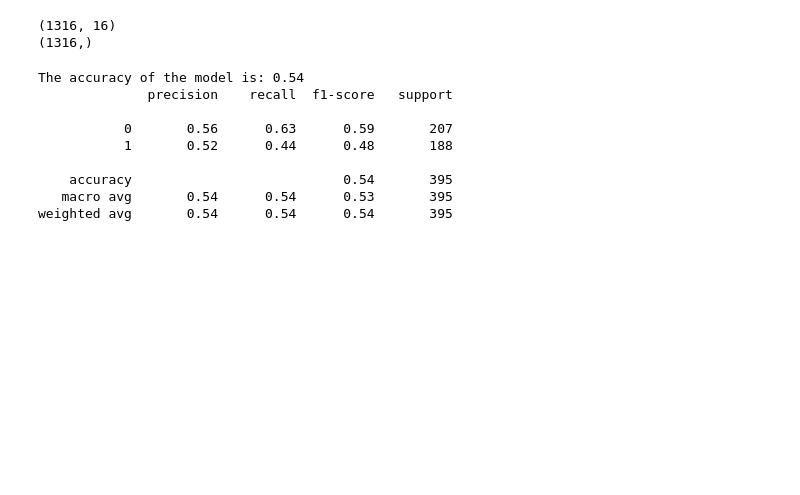
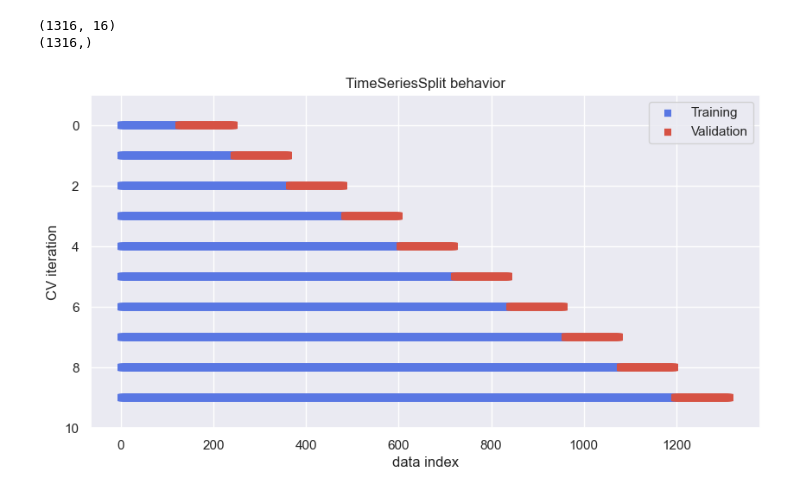
Before and after one commit to RazDwa1923/MFIN_Course, a Jupyter notebook: HW 2/HW 2 Notebook_v1.ipynb, the cells around one changed output. Drawn from its saved outputs; the diff is of its cells as text; code cells hidden in the pictures; blank space fills up the shorter version.

```diff
--- a/HW 2/HW 2 Notebook_v1.ipynb
+++ b/HW 2/HW 2 Notebook_v1.ipynb
@@ -609,19 +588,0 @@ y_pred = model.predict(X_test)
-# %%
-# calculating the accuracy of the model
-accuracy = accuracy_score(y_test, y_pred)
-
-# printing the accuracy
-print(f'The accuracy of the model is: {accuracy:.2f}')
-
-# printing the classification report
-print(classification_report(y_test, y_pred))
-# %% [output]
-The accuracy of the model is: 0.54
-              precision    recall  f1-score   support
-
-           0       0.56      0.63      0.59       207
-           1       0.52      0.44      0.48       188
-
-    accuracy                           0.54       395
-   macro avg       0.54      0.54      0.53       395
-weighted avg       0.54      0.54      0.54       395
@@ -627,0 +594,17 @@ weighted avg       0.54      0.54      0.54       395
+# %%
+# Assuming X and y are already defined
+tscv = TimeSeriesSplit(n_splits=10)
+
+fig, ax = plt.subplots(figsize=(10, 5))
+
+for ii, (train_index, test_index) in enumerate(tscv.split(X, y)):
+    # Plot training indices
+    l1 = ax.scatter(train_index, [ii] * len(train_index), c=[plt.cm.coolwarm(.1)], marker='_', lw=6)
+    # Plot test indices
+    l2 = ax.scatter(test_index, [ii] * len(test_index), c=[plt.cm.coolwarm(.9)], marker='_', lw=6)
+
+ax.set(ylim=[10, -1], title='TimeSeriesSplit behavior', xlabel='data index', ylabel='CV iteration')
+ax.legend([l1, l2], ['Training', 'Validation'])
+plt.show()
+# %% [output]
+[figure, added]
```
Also changed, not shown: parts of 12 cells of this notebook.
